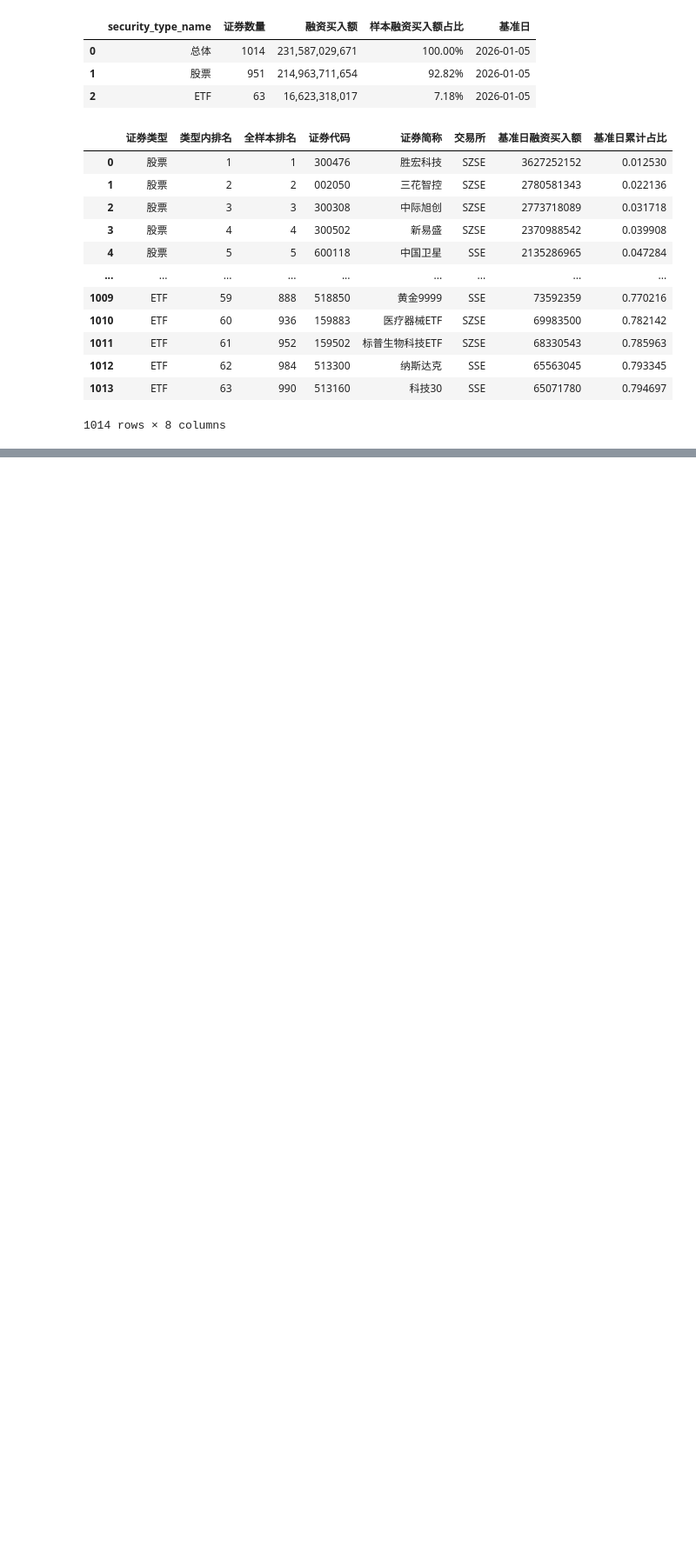
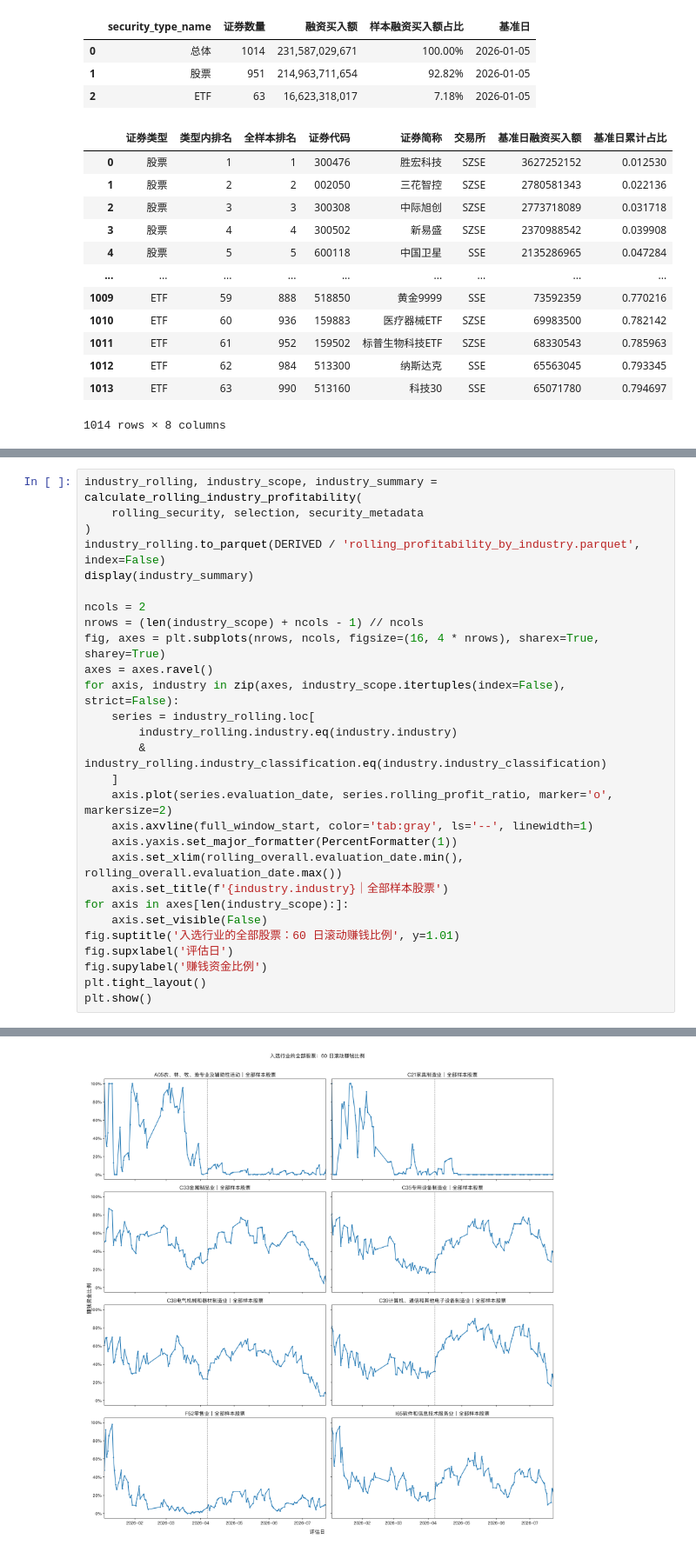
Before and after one commit to zyye00/mme, a Jupyter notebook: notebooks/margin_profitability.ipynb, the cells around one changed output, grey strips where cells are left out. Shown at 87% size. Cells and saved outputs as stored; diff of their text form; blank space fills up the shorter version.

```diff
--- a/notebooks/margin_profitability.ipynb
+++ b/notebooks/margin_profitability.ipynb
@@ -174,0 +398,29 @@ profitability.tail()
+# %%
+industry_rolling, industry_scope, industry_summary = calculate_rolling_industry_profitability(
+    rolling_security, selection, security_metadata
+)
+industry_rolling.to_parquet(DERIVED / 'rolling_profitability_by_industry.parquet', index=False)
+display(industry_summary)
+
+ncols = 2
+nrows = (len(industry_scope) + ncols - 1) // ncols
+fig, axes = plt.subplots(nrows, ncols, figsize=(16, 4 * nrows), sharex=True, sharey=True)
+axes = axes.ravel()
+for axis, industry in zip(axes, industry_scope.itertuples(index=False), strict=False):
+    series = industry_rolling.loc[
+        industry_rolling.industry.eq(industry.industry)
+        & industry_rolling.industry_classification.eq(industry.industry_classification)
+    ]
+    axis.plot(series.evaluation_date, series.rolling_profit_ratio, marker='o', markersize=2)
+    axis.axvline(full_window_start, color='tab:gray', ls='--', linewidth=1)
+    axis.yaxis.set_major_formatter(PercentFormatter(1))
+    axis.set_xlim(rolling_overall.evaluation_date.min(), rolling_overall.evaluation_date.max())
+    axis.set_title(f'{industry.industry}｜全部样本股票')
+for axis in axes[len(industry_scope):]:
+    axis.set_visible(False)
+fig.suptitle('入选行业的全部股票：60 日滚动赚钱比例', y=1.01)
+fig.supxlabel('评估日')
+fig.supylabel('赚钱资金比例')
+plt.tight_layout()
+plt.show()
+# %% [output]
@@ -174,0 +436 @@ profitability.tail()
+[figure, added]
```
Also changed, not shown: parts of 12 cells of this notebook, 9 other files.
